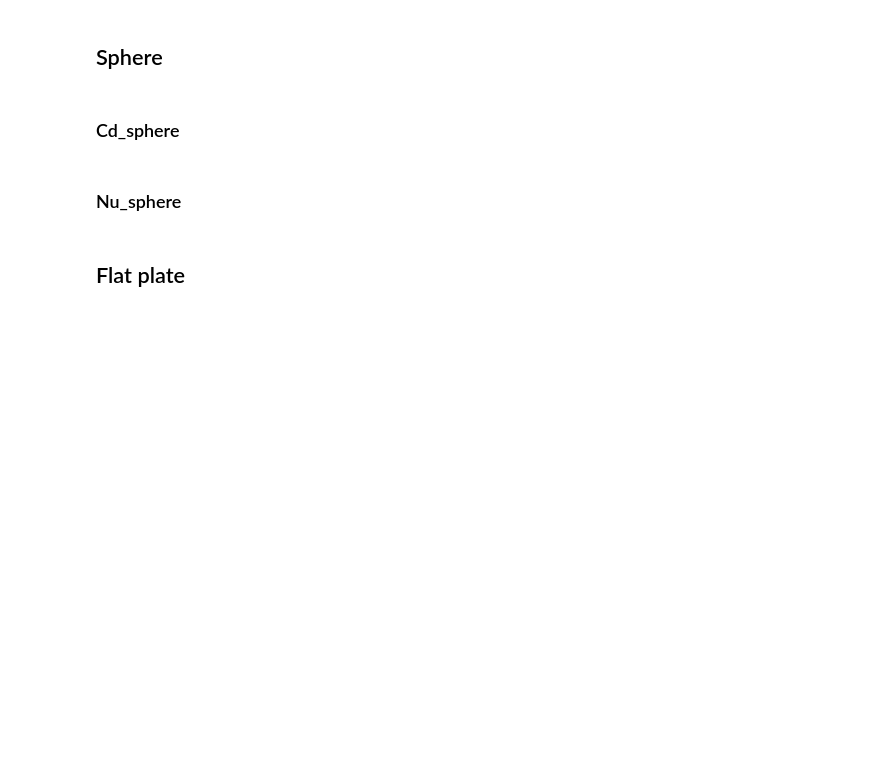
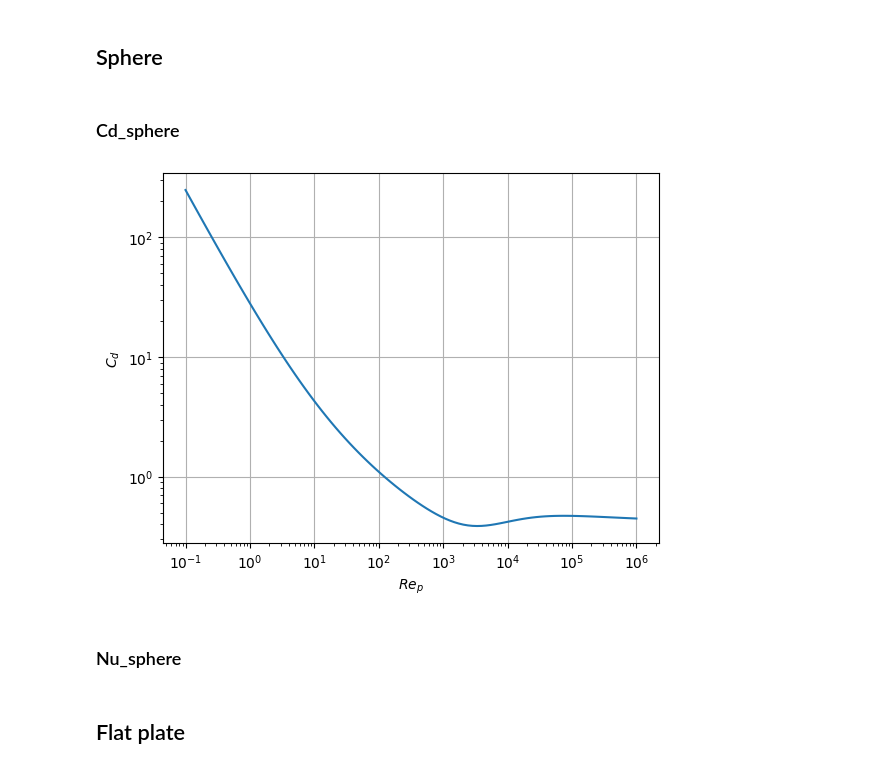
Before and after one commit to HugoMVale/polykin, a Jupyter notebook: docs/reference/hmt/plots.ipynb, the cells around one changed output. Saved outputs shown, nothing was run; the diff lists cells and outputs as text; code cells hidden in the pictures; blank space fills up the shorter version.

```diff
--- a/docs/reference/hmt/plots.ipynb
+++ b/docs/reference/hmt/plots.ipynb
@@ -103,17 +104,19 @@ fig4.savefig("Nu_cylinder.svg")
 # %%
 fig5, ax = plt.subplots()
 
-Re = np.logspace(-1., 6, 100)
-Cd = Cd_sphere(Re) # type: ignore
+Rep = np.logspace(-1.0, 6, 100)
+Cd = Cd_sphere(Rep) # type: ignore
 
-ax.plot(Re, Cd)
-ax.set_xlabel(r"$Re$")
+ax.plot(Rep, Cd)
+ax.set_xlabel(r"$Re_p$")
 ax.set_ylabel(r"$C_d$")
 ax.set_xscale("log")
 ax.set_yscale("log")
 ax.grid(True)
 
 fig5.savefig("Cd_sphere.svg")
+# %% [output]
+[figure, added]
 # %% [markdown]
 ### Nu_sphere
 # %%
```
Also changed, not shown: parts of 1 cell of this notebook.
